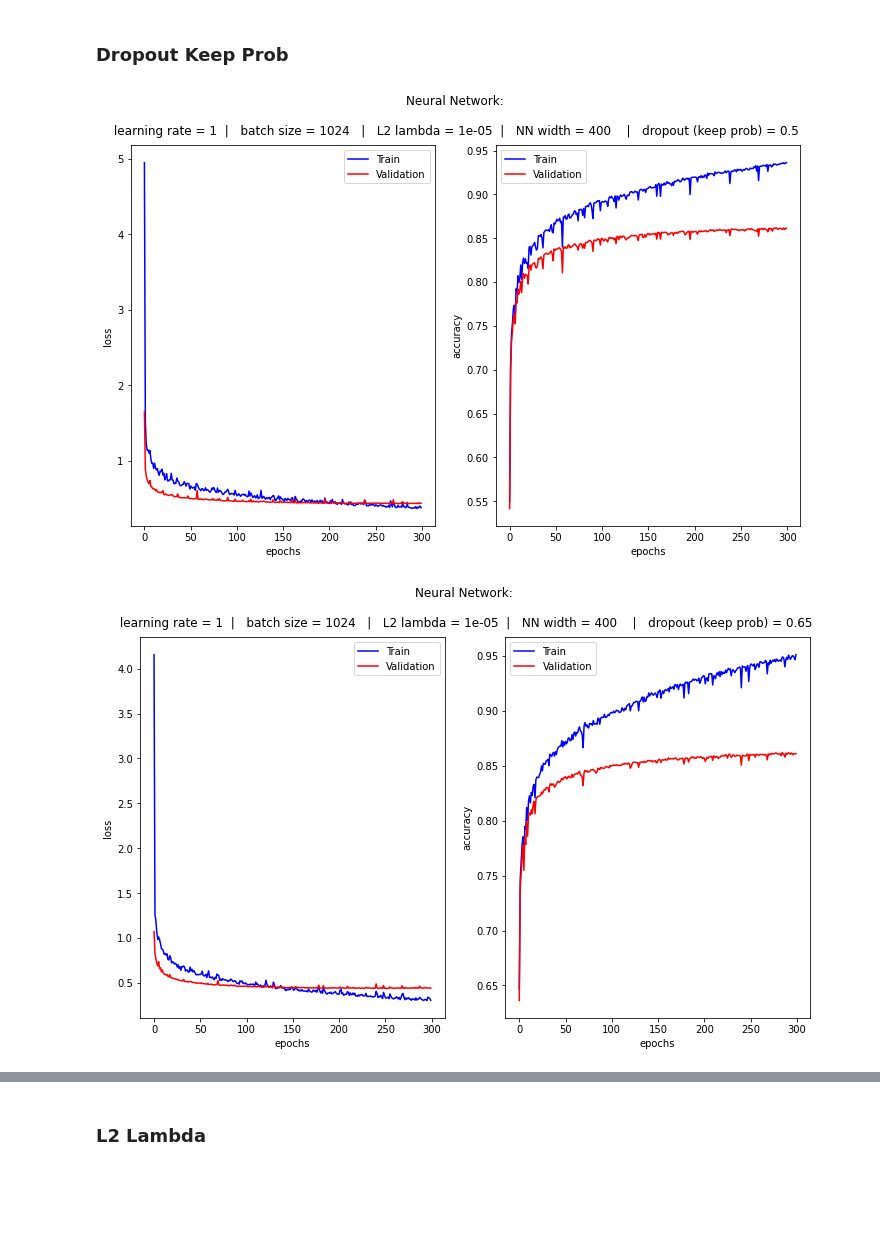
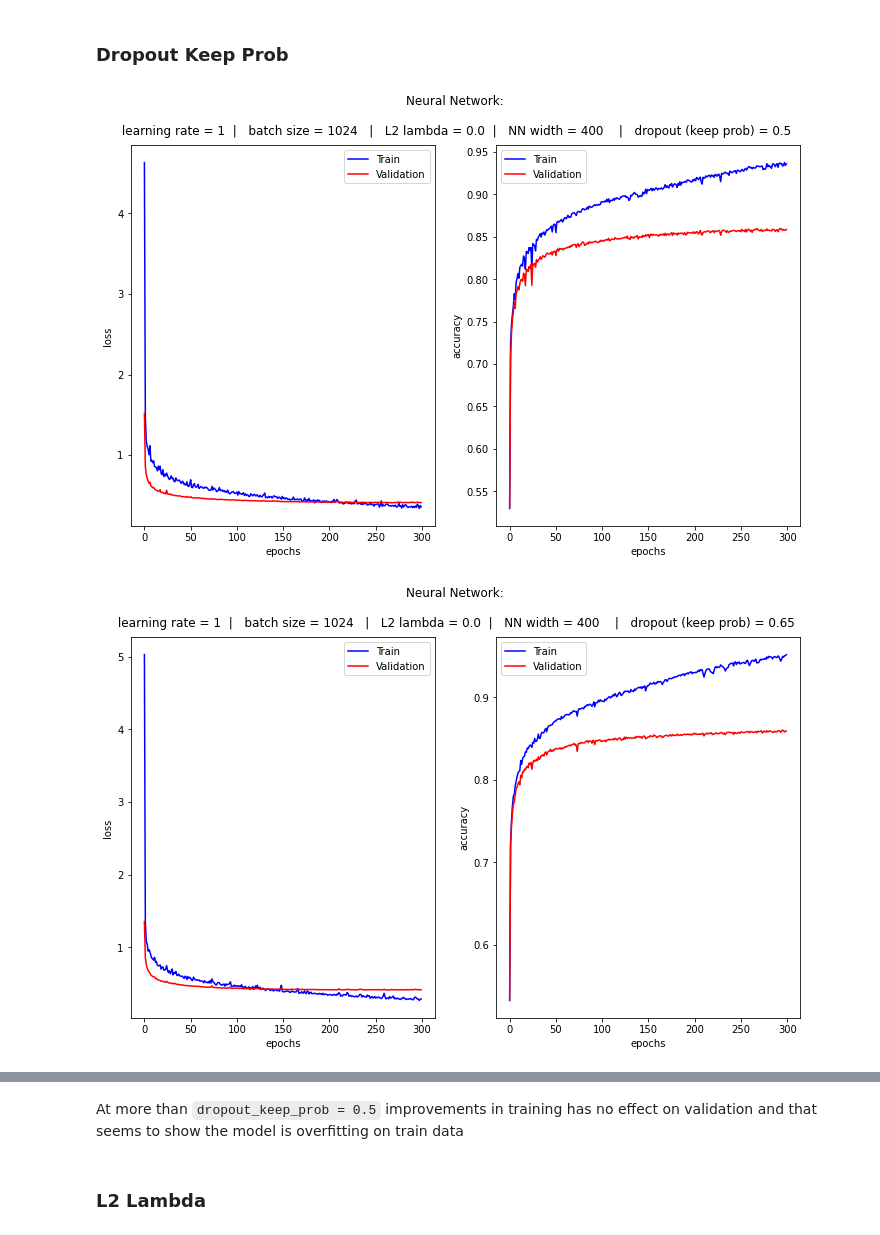
Before and after one commit to moshebeutel/DL_BIU, a Jupyter notebook: Ex2_solution_notebook.ipynb, the cells around one changed output, grey strips where cells are left out. Drawn from its saved outputs; the diff is of its cells as text; code cells hidden in the pictures; blank space fills up the shorter version.

```diff
--- a/Ex2_solution_notebook.ipynb
+++ b/Ex2_solution_notebook.ipynb
@@ -639,7 +602,7 @@ tune_hyper_param(x_train, y_train, x_val, y_val,'lr',learning_rate_list, num_epo
 ### Dropout Keep Prob
 # %%
 dropout_keep_prob_list = [0.5,0.65,0.8]
-tune_hyper_param(x_train, y_train, x_val, y_val,'dropout_keep_prob',dropout_keep_prob_list, num_epochs=300)
+tune_hyper_param(x_train, y_train, x_val, y_val,'dropout_keep_prob',dropout_keep_prob_list, l2_lambda=0.0, num_epochs=300)
 # %% [output]
-[figure, old version]
+[figure, new version]
-[figure, old version]
+[figure, new version]
@@ -648,3 +611,5 @@ tune_hyper_param(x_train, y_train, x_val, y_val,'dropout_keep_prob',dropout_keep
+# %% [markdown]
+At more than `dropout_keep_prob = 0.5` improvements in training has no effect on validation and that seems to show the model is overfitting on train data
 # %% [markdown]
 ### L2 Lambda
 # %%
```
Also changed, not shown: parts of 58 cells of this notebook, 5 other files.
